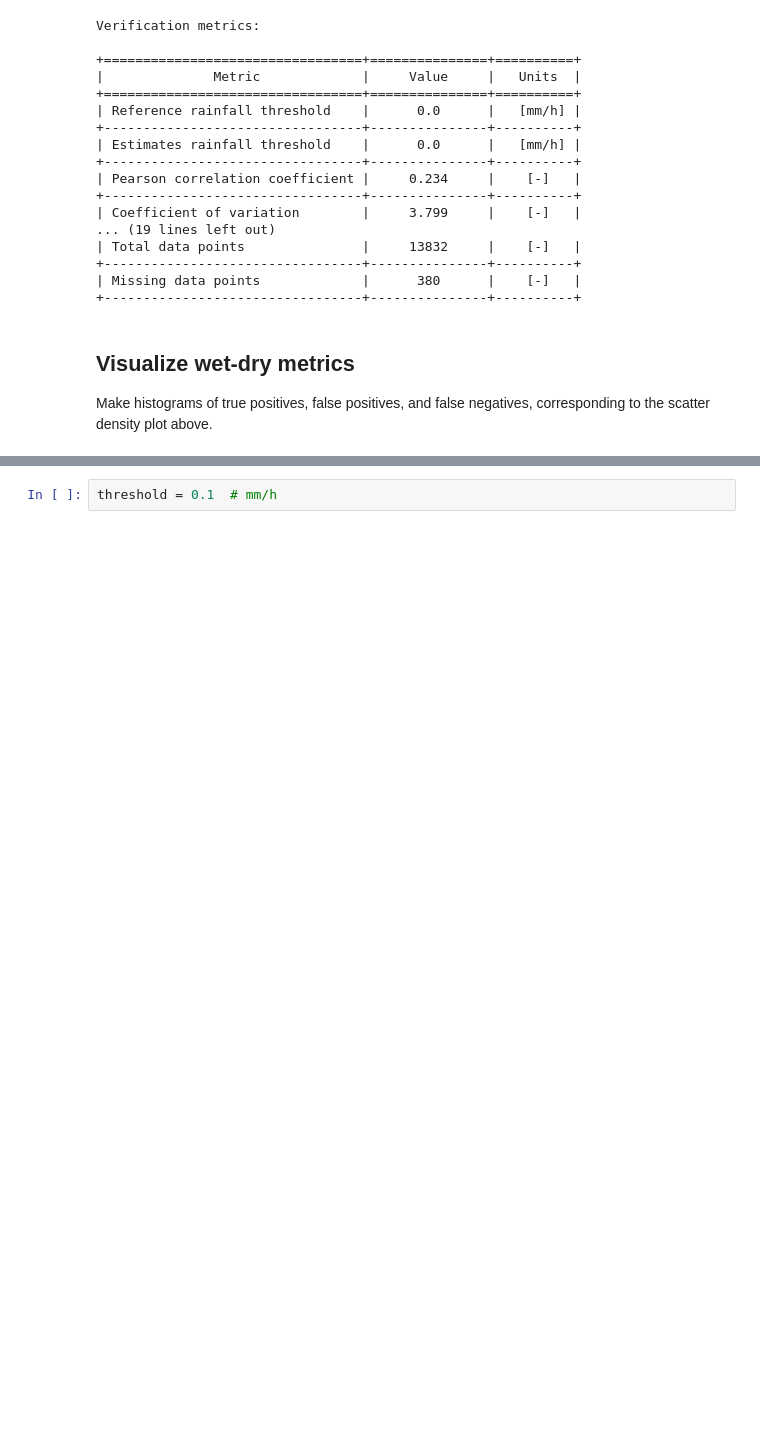
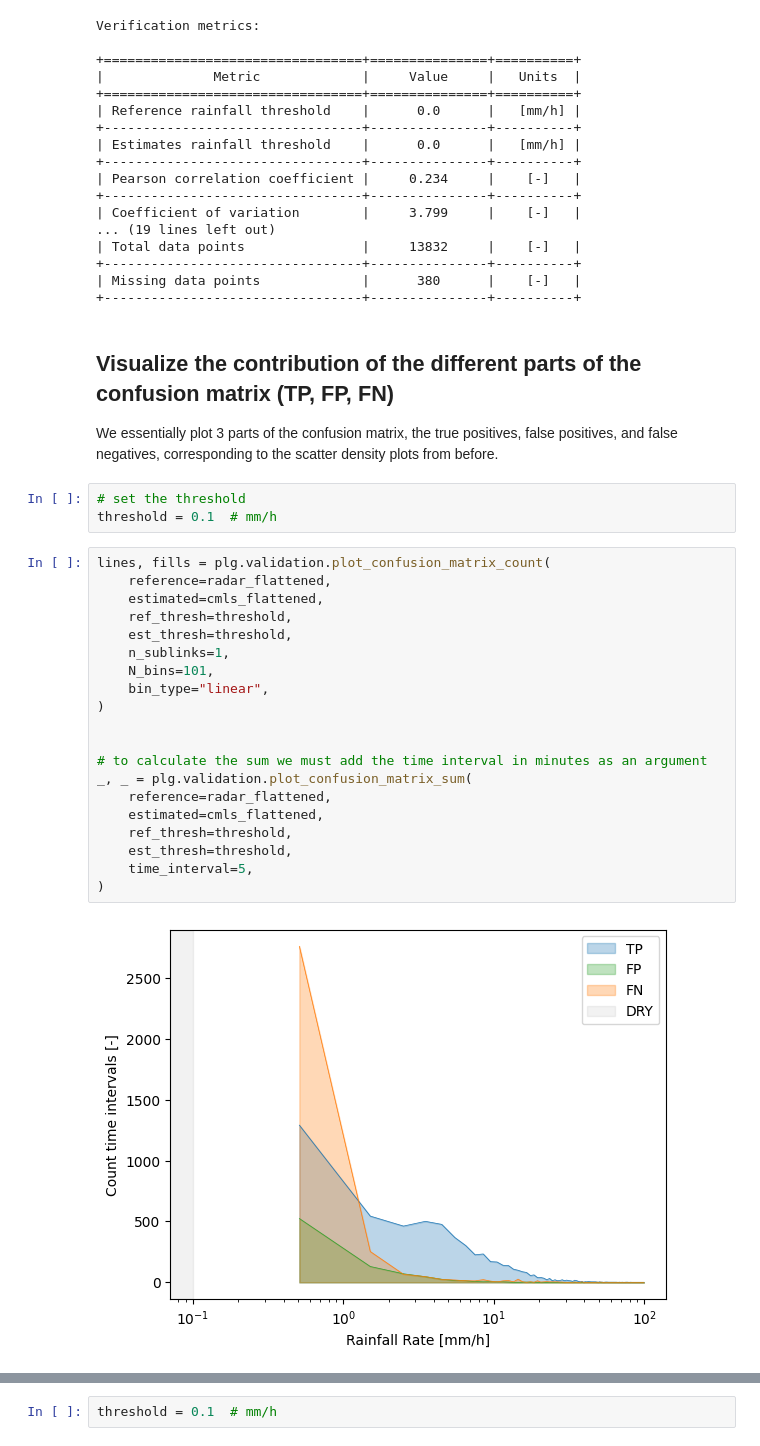
Before and after one commit to OpenSenseAction/poligrain, a Jupyter notebook: docs/notebooks/Example_validation.ipynb, the cells around one changed output, grey strips where cells are left out. Drawn from its saved outputs; the diff is of its cells as text; blank space fills up the shorter version.

```diff
--- a/docs/notebooks/Example_validation.ipynb
+++ b/docs/notebooks/Example_validation.ipynb
@@ -253,5 +311,30 @@ Verification metrics:
 | Missing data points             |      380      |    [-]   |
 +---------------------------------+---------------+----------+
 # %% [markdown]
-## Visualize wet-dry metrics
-Make histograms of true positives, false positives, and false negatives, corresponding to the scatter density plot above.
+## Visualize the contribution of the different parts of the confusion matrix (TP, FP, FN)
+We essentially plot 3 parts of the confusion matrix, the true positives, false positives, and false negatives, corresponding to the scatter density plots from before.
+# %%
+# set the threshold
+threshold = 0.1  # mm/h
+# %%
+lines, fills = plg.validation.plot_confusion_matrix_count(
+    reference=radar_flattened,
+    estimated=cmls_flattened,
+    ref_thresh=threshold,
+    est_thresh=threshold,
+    n_sublinks=1,
+    N_bins=101,
+    bin_type="linear",
+)
+
+
+# to calculate the sum we must add the time interval in minutes as an argument
+_, _ = plg.validation.plot_confusion_matrix_sum(
+    reference=radar_flattened,
+    estimated=cmls_flattened,
+    ref_thresh=threshold,
+    est_thresh=threshold,
+    time_interval=5,
+)
+# %% [output]
+[figure, added]
```
Also changed, not shown: parts of 26 cells of this notebook, 5 other files.
